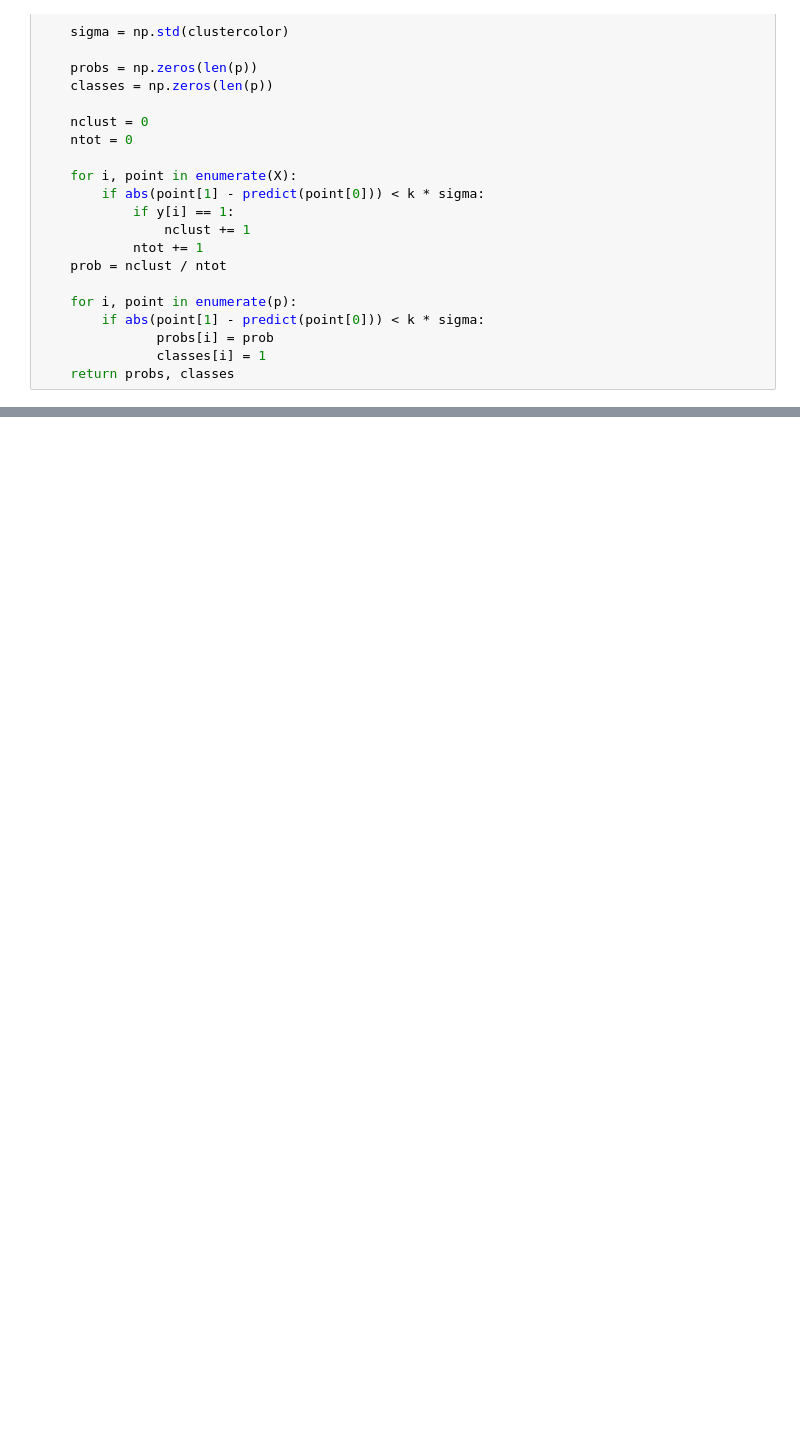
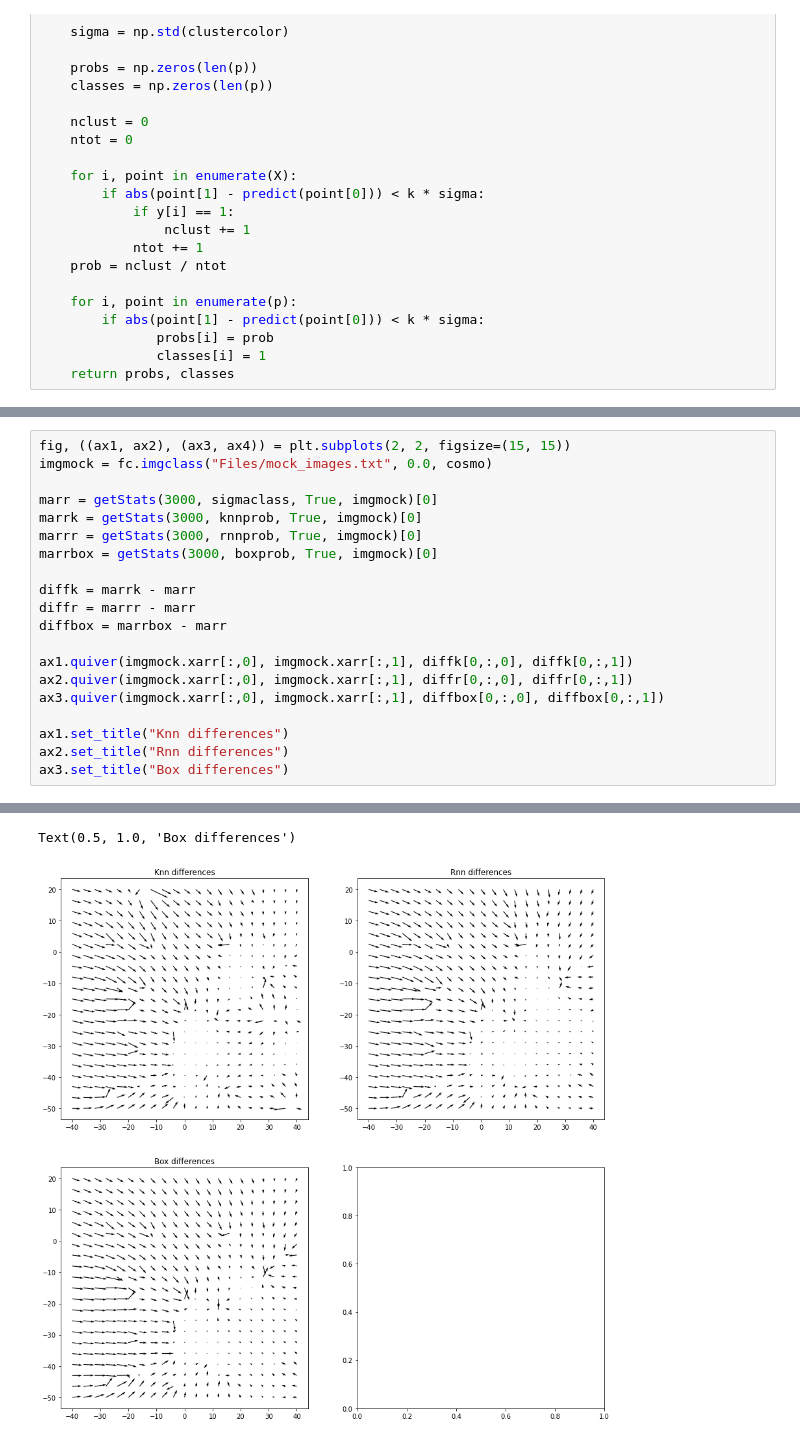
Before and after one commit to JackieLee23/Gravitational-Lensing, a Jupyter notebook: Abel_deflection_distributions.ipynb, the cells around one changed output, grey strips where cells are left out. Cells and saved outputs as stored; diff of their text form; blank space fills up the shorter version.

```diff
--- a/Abel_deflection_distributions.ipynb
+++ b/Abel_deflection_distributions.ipynb
@@ -212,0 +382,21 @@ Text(0.5, 1.0, 'Boxes')
+# %%
+fig, ((ax1, ax2), (ax3, ax4)) = plt.subplots(2, 2, figsize=(15, 15))
+imgmock = fc.imgclass("Files/mock_images.txt", 0.0, cosmo)
+
+marr = getStats(3000, sigmaclass, True, imgmock)[0]
+marrk = getStats(3000, knnprob, True, imgmock)[0]
+marrr = getStats(3000, rnnprob, True, imgmock)[0]
+marrbox = getStats(3000, boxprob, True, imgmock)[0]
+
+diffk = marrk - marr
+diffr = marrr - marr
+diffbox = marrbox - marr
+
+ax1.quiver(imgmock.xarr[:,0], imgmock.xarr[:,1], diffk[0,:,0], diffk[0,:,1])
+ax2.quiver(imgmock.xarr[:,0], imgmock.xarr[:,1], diffr[0,:,0], diffr[0,:,1])
+ax3.quiver(imgmock.xarr[:,0], imgmock.xarr[:,1], diffbox[0,:,0], diffbox[0,:,1])
+
+ax1.set_title("Knn differences")
+ax2.set_title("Rnn differences")
+ax3.set_title("Box differences")
+# %% [output]
@@ -212,0 +420,2 @@ Text(0.5, 1.0, 'Boxes')
+Text(0.5, 1.0, 'Box differences')
+[figure, added]
```
Also changed, not shown: parts of 20 cells of this notebook, 1 other file.
